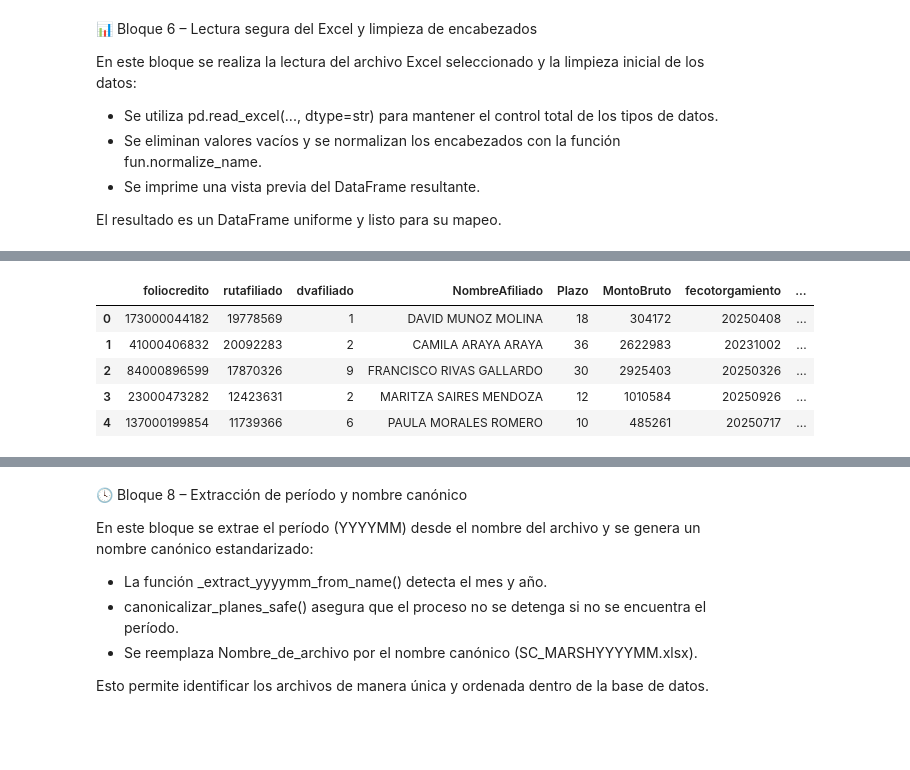
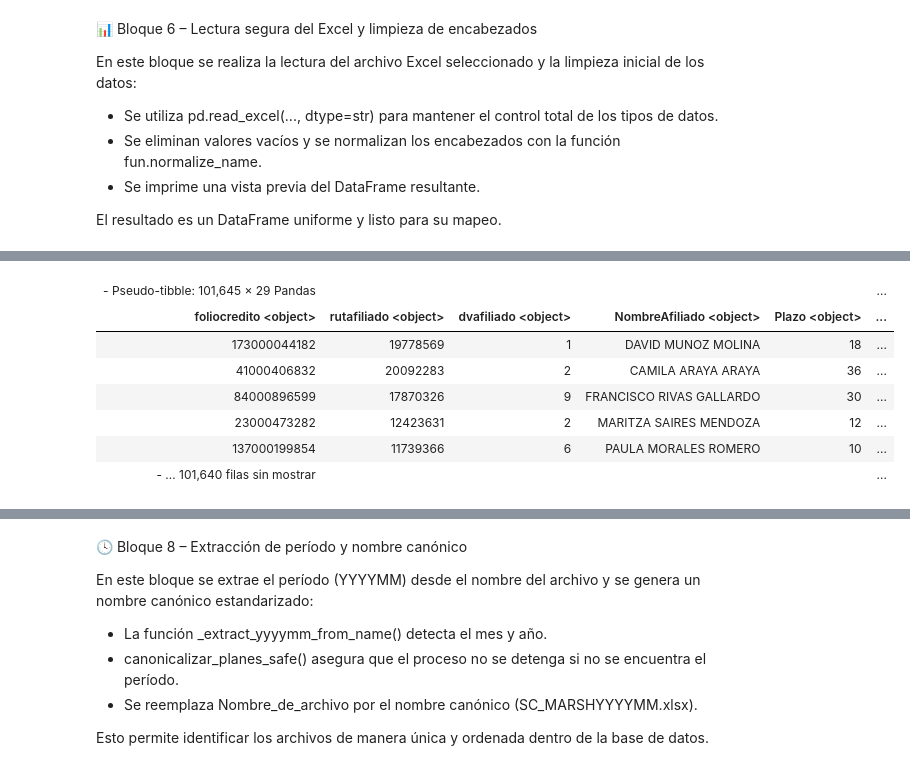
Before and after one commit to sura-movilidad/traspaso-innominados, a Jupyter notebook: new_source/new_notebooks/Marsh.ipynb, the cells around one changed output, grey strips where cells are left out. Cells and saved outputs as stored; diff of their text form; code cells hidden in the pictures; blank space fills up the shorter version.

```diff
--- a/new_source/new_notebooks/Marsh.ipynb
+++ b/new_source/new_notebooks/Marsh.ipynb
@@ -198,20 +216,14 @@ En este bloque se realiza la lectura del archivo Excel seleccionado y la limpiez
 
 El resultado es un DataFrame uniforme y listo para su mapeo.
 # %%
-def read_excel_safe(io, sheet_name):
-    try:
-        return pd.read_excel(io, sheet_name=sheet_name, dtype=str, engine="openpyxl")
-    except Exception as e:
-        raise SystemExit(f"No se pudo leer la hoja '{sheet_name}': {e}")
-
 io = _tmp_copy_path if _tmp_copy_path else archivo_origen
-df_raw = read_excel_safe(io, target)
+df_raw = fun.read_excel_safe(io, target)
 
 for c in df_raw.columns:
     if df_raw[c].dtype == object:
         df_raw[c] = df_raw[c].astype(str).str.strip().replace({"None": "", "nan": "", "NaN": ""})
 df_raw.columns = [fun.normalize_name(c) for c in df_raw.columns]
 print("Encabezados normalizados:", list(df_raw.columns))
-df_raw.head()
+fun.pretty_table(df_raw, n=5)
 # %% [output]
 Encabezados normalizados: ['foliocredito', 'rutafiliado', 'dvafiliado', 'nombreafiliado', 'plazo', 'montobruto', 'fecotorgamiento', 'fechaprimervto', 'fechaultimovto', 'valorcuota', 'fechaprima', 'pri ...
@@ -232,42 +246,35 @@ En este bloque se mapean las columnas originales del Excel hacia las columnas es
 
 Este paso genera una estructura homogénea y compatible con la base de datos.
 # %%
-def pick(df, *names):
-    for n in names:
-        if n in df.columns:
-            return df[n]
-    return pd.Series([None]*len(df), index=df.index)
-
-
 # Origen → Destino
-foliocredito        = pick(df_raw, "n_operacion", "no_operacion", "noperacion", "operacion", "folio", "foliocredito")
-rutafiliado         = pick(df_raw, "afirut", "rut_afiliado", "rut", "rutafiliado")
-dvafiliado          = pick(df_raw, "afirutdv", "dv_afiliado", "dv", "dvafiliado")
-NombreAfiliado      = pick(df_raw, "afinom", "nombre_afiliado", "nombre", "nombreafiliado")
-Plazo               = pick(df_raw, "crecuotot", "plazo")
-MontoBruto          = pick(df_raw, "cresolmon", "monto_bruto", "monto", "montobruto")
-fecotorgamiento     = pick(df_raw, "fecotorgamiento", "fecha_otorgamiento", "fec_otorgamiento")
-fechaPrimerVto      = pick(df_raw, "fecinicob", "fecha_primer_vto", "fec_ini_cob", "fechaprimervto")
-FechaUltimoVto      = pick(df_raw, "fectercob", "fecha_ultimo_vto", "fec_ter_cob", "fechaultimovto")
-ValorCuota          = pick(df_raw, "crecuomon", "valor_cuota", "valorcuota")
-FechaPrima          = pick(df_raw, "fechaprima", "fecha_prima")
-Prima               = pick(df_raw, "prima_cliente", "prima_bruta", "prima_cliente_" , "prima")
-Desgravamen         = pick(df_raw, "prima_desgravamen", "desgravamen")
-FechaDefuncion      = pick(df_raw, "fecdefuncion", "fecha_defuncion", "fechadefuncion")
-OriginDefuncion     = pick(df_raw, "origen_defuncion", "origin_defuncion", "origendefuncion")
-Producto            = pick(df_raw, "producto")
-FolioOrigen         = pick(df_raw, "folio_original", "folio_origen", "folioorigen")
-FechaOrigen         = pick(df_raw, "fecha_otorgamiento_folio_original", "fecha_origen", "fechaorigen")
-TasaOrigen          = pick(df_raw, "tasa_interes", "tasaorigen")
-Corredora           = pick(df_raw, "corredora")
-Fecha_de_venta      = pick(df_raw, "fecha_de_venta", "fechadeventa", "fecha_venta")
-Fecha_de_baja       = pick(df_raw, "fecha_de_baja", "fechadebaja", "fecha_baja")
-Poliza              = pick(df_raw, "poliza", "póliza")
-Tasa                = pick(df_raw, "tasa_interes", "tasa")
-PrimaBruta          = pick(df_raw, "prima_bruta_mensual", "prima_bruta")
-Iva                 = pick(df_raw, "iva")
-PrimaNeta           = pick(df_raw, "primaneta", "prima_neta")
-Diferencia_CCLA     = pick(df_raw, "diferencia_ccla", "diferenciaccla")
+foliocredito        = fun.pick(df_raw, "n_operacion", "no_operacion", "noperacion", "operacion", "folio", "foliocredito")
+rutafiliado         = fun.pick(df_raw, "afirut", "rut_afiliado", "rut", "rutafiliado")
+dvafiliado          = fun.pick(df_raw, "afirutdv", "dv_afiliado", "dv", "dvafiliado")
+NombreAfiliado      = fun.pick(df_raw, "afinom", "nombre_afiliado", "nombre", "nombreafiliado")
+Plazo               = fun.pick(df_raw, "crecuotot", "plazo")
+MontoBruto          = fun.pick(df_raw, "cresolmon", "monto_bruto", "monto", "montobruto")
+fecotorgamiento     = fun.pick(df_raw, "fecotorgamiento", "fecha_otorgamiento", "fec_otorgamiento")
+fechaPrimerVto      = fun.pick(df_raw, "fecinicob", "fecha_primer_vto", "fec_ini_cob", "fechaprimervto")
+FechaUltimoVto      = fun.pick(df_raw, "fectercob", "fecha_ultimo_vto", "fec_ter_cob", "fechaultimovto")
+ValorCuota          = fun.pick(df_raw, "crecuomon", "valor_cuota", "valorcuota")
+FechaPrima          = fun.pick(df_raw, "fechaprima", "fecha_prima")
+Prima               = fun.pick(df_raw, "prima_cliente", "prima_bruta", "prima_cliente_" , "prima")
+Desgravamen         = fun.pick(df_raw, "prima_desgravamen", "desgravamen")
+FechaDefuncion      = fun.pick(df_raw, "fecdefuncion", "fecha_defuncion", "fechadefuncion")
+OriginDefuncion     = fun.pick(df_raw, "origen_defuncion", "origin_defuncion", "origendefuncion")
+Producto            = fun.pick(df_raw, "producto")
+FolioOrigen         = fun.pick(df_raw, "folio_original", "folio_origen", "folioorigen")
+FechaOrigen         = fun.pick(df_raw, "fecha_otorgamiento_folio_original", "fecha_origen", "fechaorigen")
+TasaOrigen          = fun.pick(df_raw, "tasa_interes", "tasaorigen")
+Corredora           = fun.pick(df_raw, "corredora")
+Fecha_de_venta      = fun.pick(df_raw, "fecha_de_venta", "fechadeventa", "fecha_venta")
+Fecha_de_baja       = fun.pick(df_raw, "fecha_de_baja", "fechadebaja", "fecha_baja")
+Poliza              = fun.pick(df_raw, "poliza", "póliza")
+Tasa                = fun.pick(df_raw, "tasa_interes", "tasa")
+PrimaBruta          = fun.pick(df_raw, "prima_bruta_mensual", "prima_bruta")
+Iva                 = fun.pick(df_raw, "iva")
+PrimaNeta           = fun.pick(df_raw, "primaneta", "prima_neta")
+Diferencia_CCLA     = fun.pick(df_raw, "diferencia_ccla", "diferenciaccla")
 
 
 df_can = pd.DataFrame({
@@ -302,5 +309,5 @@ df_can = pd.DataFrame({
     "Nombre_de_archivo": archivo_origen.name,
 })
 
-df_can.head()
+fun.pretty_table(df_can, n=5)
 # %% [output]
@@ -307,6 +315,8 @@ df_can.head()
-|  | foliocredito | rutafiliado | dvafiliado | NombreAfiliado | Plazo | MontoBruto | fecotorgamiento | ... |
-| 0 | 173000044182 | 19778569 | 1 | DAVID MUNOZ MOLINA | 18 | 304172 | 20250408 | ... |
-| 1 | 41000406832 | 20092283 | 2 | CAMILA ARAYA ARAYA | 36 | 2622983 | 20231002 | ... |
-| 2 | 84000896599 | 17870326 | 9 | FRANCISCO RIVAS GALLARDO | 30 | 2925403 | 20250326 | ... |
-| 3 | 23000473282 | 12423631 | 2 | MARITZA SAIRES MENDOZA | 12 | 1010584 | 20250926 | ... |
-| 4 | 137000199854 | 11739366 | 6 | PAULA MORALES ROMERO | 10 | 485261 | 20250717 | ... |
+| - Pseudo-tibble: 101,645 × 29 Pandas |  |  |  |  | ... |
+| foliocredito <object> | rutafiliado <object> | dvafiliado <object> | NombreAfiliado <object> | Plazo <object> | ... |
+| 173000044182 | 19778569 | 1 | DAVID MUNOZ MOLINA | 18 | ... |
+| 41000406832 | 20092283 | 2 | CAMILA ARAYA ARAYA | 36 | ... |
+| 84000896599 | 17870326 | 9 | FRANCISCO RIVAS GALLARDO | 30 | ... |
+| 23000473282 | 12423631 | 2 | MARITZA SAIRES MENDOZA | 12 | ... |
+| 137000199854 | 11739366 | 6 | PAULA MORALES ROMERO | 10 | ... |
+| - … 101,640 filas sin mostrar |  |  |  |  | ... |
```
Also changed, not shown: parts of 10 cells of this notebook, 5 other files.
